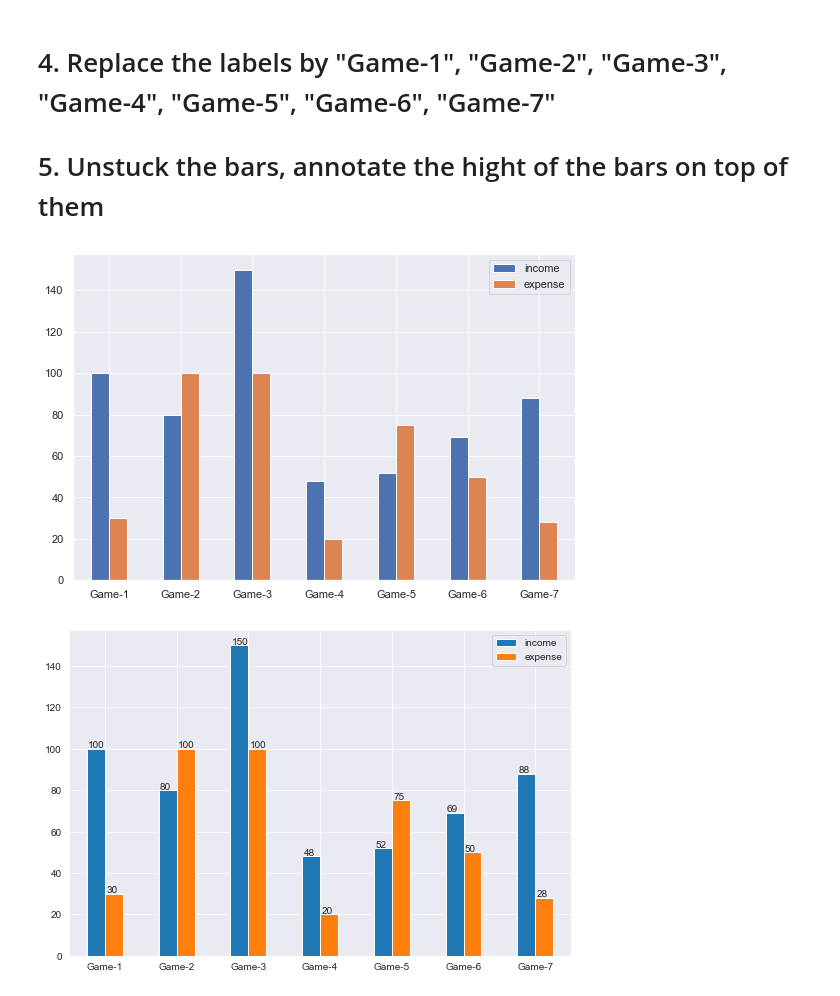
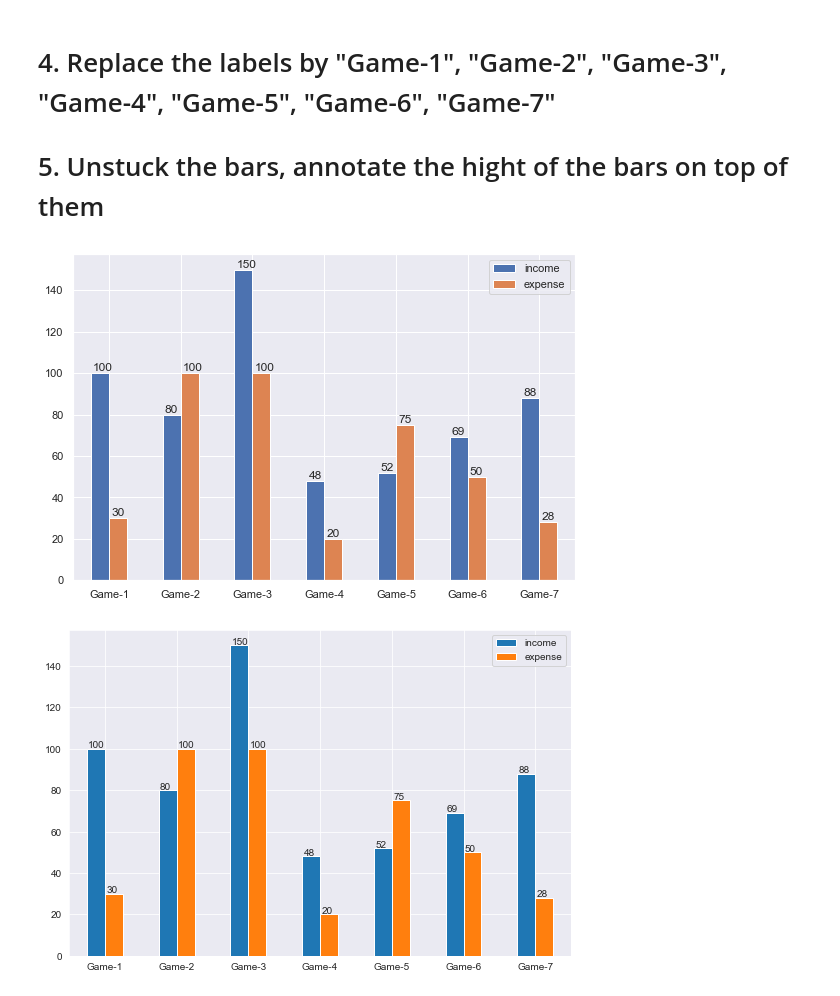
Before and after one commit to OsmanAliDurna/ExercisesFromInternet, a Jupyter notebook: fromJupiter/seabornAndPandasExercises.ipynb, the cells around one changed output. Drawn from its saved outputs; the diff is of its cells as text; code cells hidden in the pictures.

```diff
--- a/fromJupiter/seabornAndPandasExercises.ipynb
+++ b/fromJupiter/seabornAndPandasExercises.ipynb
@@ -61,18 +61,10 @@ df.plot(kind='bar', stacked=True, figsize = (9,6), rot = 0)
 # %%
 df.index = ["Game-1", "Game-2", "Game-3", "Game-4", "Game-5", "Game-6", "Game-7"]
 pltDf = df.plot(kind='bar', figsize = (9,6), rot = 0)
-# Iterrating over the bars one-by-one
-#for bar in pltDf:
-
-    # Using Matplotlib's annotate function and
-    # passing the coordinates where the annotation shall be done
-    #plots.annotate(format(bar.get_height(), '.2f'),
-    #               (bar.get_x() + bar.get_width() / 2,
-    #                bar.get_height()), ha='center', va='center',
-    #               size=15, xytext=(0, 5),
-    #               textcoords='offset points')
+for p in pltDf.patches:
+    pltDf.annotate((p.get_height()), (p.get_x()+0.03, p.get_height()+1));
 # %% [output]
-[figure, old version]
+[figure, new version]
 # %%
 # %% [output]
 [figure]
```
